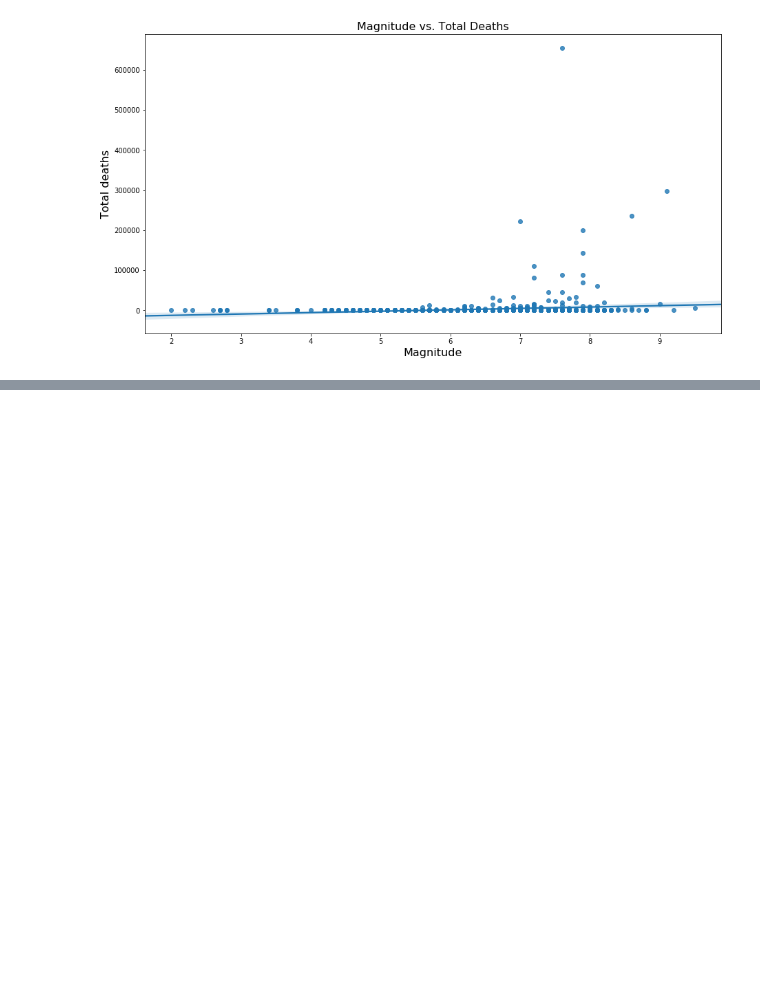
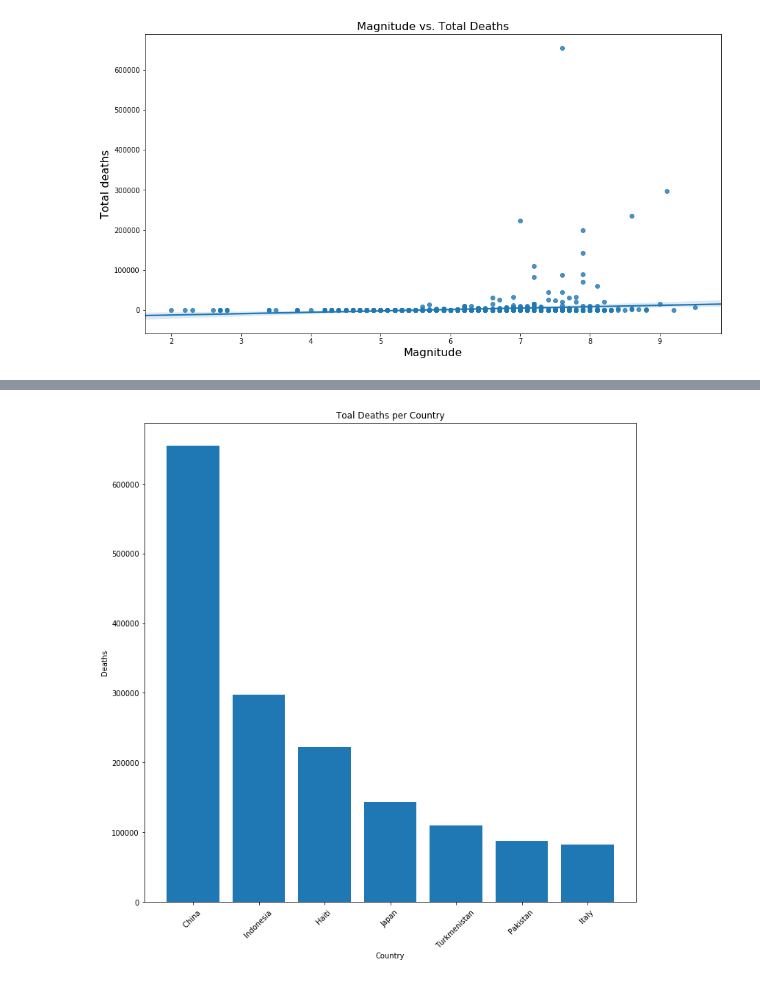
Before and after one commit to Cjcarlevato/data-question-3-earthquakes-the-dream-crushers, a Jupyter notebook: DQ3.ipynb, the cells around one changed output, grey strips where cells are left out. Cells and saved outputs as stored; diff of their text form; code cells hidden in the pictures; blank space fills up the shorter version.

```diff
--- a/DQ3.ipynb
+++ b/DQ3.ipynb
@@ -717,0 +288,10 @@ Text(0.5,1,'Magnitude vs. Total Deaths')
+# %%
+plt.figure(figsize=(12,12))
+plt.bar(x='Country', height='Max', data = earthquakedf2)
+plt.xticks(rotation=45)
+plt.xlabel('Country')
+plt.ylabel('Deaths')
+plt.title('Toal Deaths per Country')
+plt.show()
+# %% [output]
+[figure, added]
```
Also changed, not shown: parts of 81 cells of this notebook.
